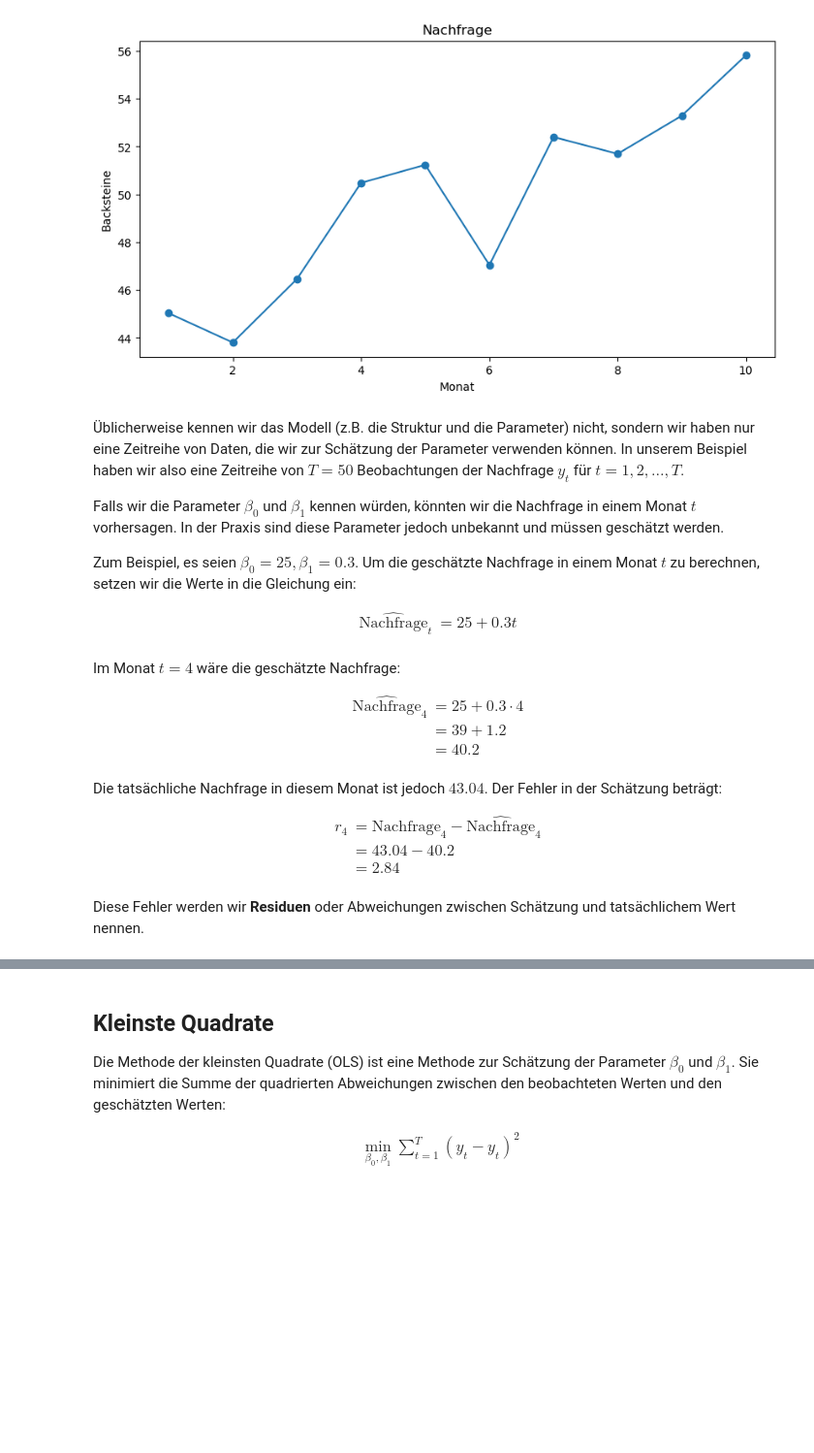
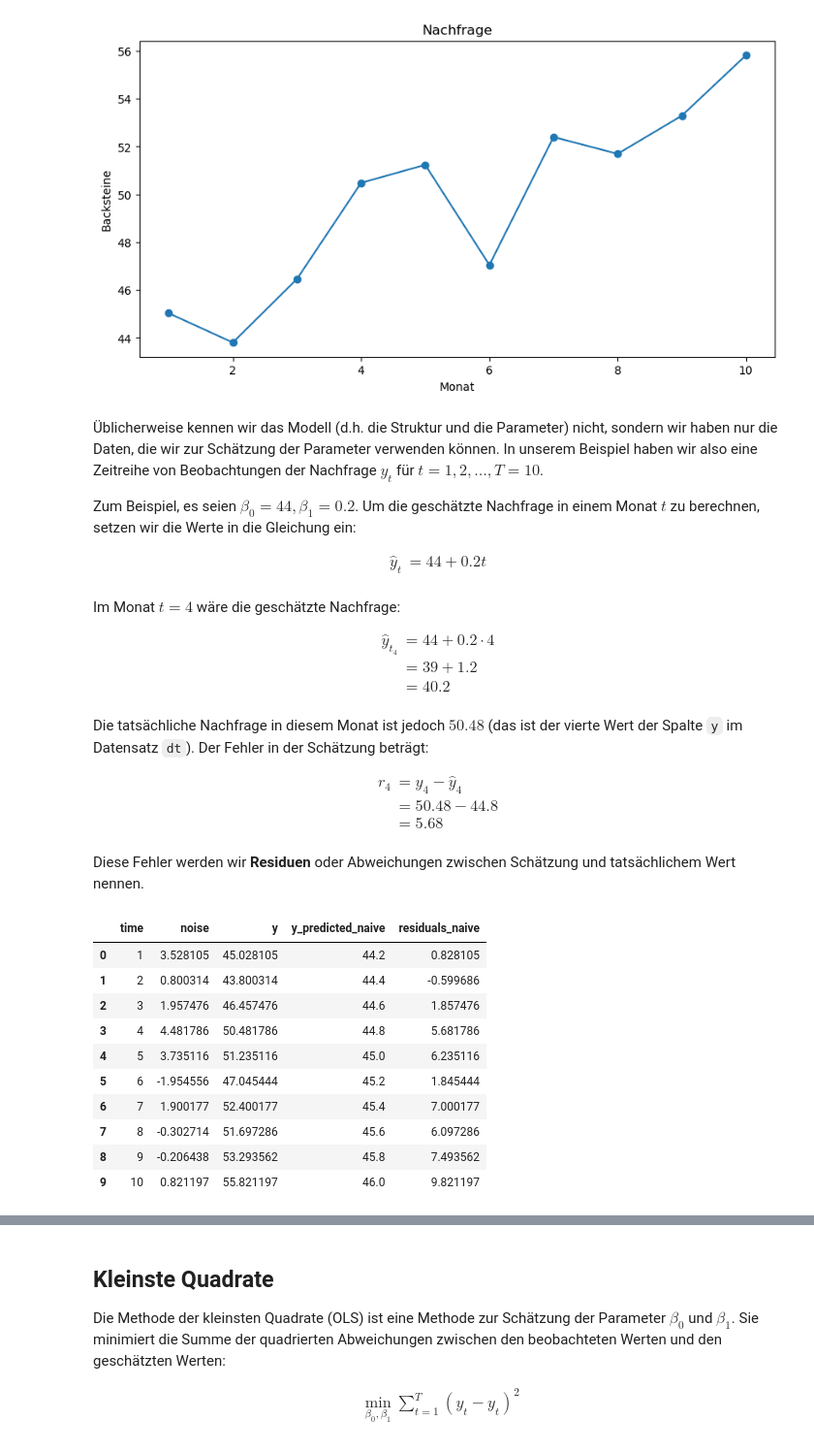
Before and after one commit to febse/opt2025-de, a Jupyter notebook: Prediction.ipynb, the cells around one changed output, grey strips where cells are left out. Shown at 97% size. Saved outputs shown, nothing was run; the diff lists cells and outputs as text; code cells hidden in the pictures; blank space fills up the shorter version.

```diff
--- a/Prediction.ipynb
+++ b/Prediction.ipynb
@@ -73,15 +84,14 @@ plt.ylabel('Backsteine')
 Text(0, 0.5, 'Backsteine')
 [figure]
 # %% [markdown]
-Üblicherweise kennen wir das Modell (z.B. die Struktur und die Parameter) nicht, sondern wir haben nur eine Zeitreihe von Daten, die wir zur Schätzung der Parameter verwenden können. In unserem Beispiel haben wir also eine Zeitreihe von $T = 50$ Beobachtungen der Nachfrage $y_{t}$ für $t=1,2,\ldots,T$.
 
-Falls wir die Parameter $\beta_0$ und $\beta_1$ kennen würden, könnten wir die Nachfrage in einem Monat $t$ vorhersagen. In der Praxis sind diese Parameter jedoch unbekannt und müssen geschätzt werden.
+Üblicherweise kennen wir das Modell (d.h. die Struktur und die Parameter) nicht, sondern wir haben nur die Daten, die wir zur Schätzung der Parameter verwenden können. In unserem Beispiel haben wir also eine Zeitreihe von Beobachtungen der Nachfrage $y_{t}$ für $t=1,2,\ldots,T=10$.
 
-Zum Beispiel, es seien $\beta_0 = 25, \beta_1 = 0.3$. Um die geschätzte Nachfrage in einem Monat $t$ zu berechnen, setzen wir die Werte in die Gleichung ein:
+Zum Beispiel, es seien $\beta_0 = 44, \beta_1 = 0.2$. Um die geschätzte Nachfrage in einem Monat $t$ zu berechnen, setzen wir die Werte in die Gleichung ein:
 
 $$
 \begin{align*}
-\widehat{\text{Nachfrage}}_{t} & = 25 + 0.3 t \\
+\hat{y}_{t} & = 44 + 0.2 t \\
 \end{align*}
 $$
 
@@ -89,21 +99,39 @@ Im Monat $t = 4$ wäre die geschätzte Nachfrage:
 
 $$
 \begin{align*}
-\widehat{\text{Nachfrage}}_{4} & = 25 + 0.3 \cdot 4 \\
+\hat{y}_{t}_{4} & = 44 + 0.2 \cdot 4 \\
 & = 39 + 1.2 \\
 & = 40.2 \\
 \end{align*}
 $$
 
-Die tatsächliche Nachfrage in diesem Monat ist jedoch $43.04$. Der Fehler in der Schätzung beträgt:
+Die tatsächliche Nachfrage in diesem Monat ist jedoch $50.48$ (das ist der vierte Wert der Spalte `y` im Datensatz `dt`). Der Fehler in der Schätzung beträgt:
 
 $$
 \begin{align*}
-r_4 & = \text{Nachfrage}_{4} - \widehat{\text{Nachfrage}}_{4} \\
-& = 43.04 - 40.2 \\
-& = 2.84 \\
+r_4 & = y_{4} - \hat{y}_{4} \\
+& = 50.48 - 44.8 \\
+& = 5.68 \\
 \end{align*}
 $$
 
 Diese Fehler werden wir **Residuen** oder Abweichungen zwischen Schätzung und tatsächlichem Wert nennen.
+# %%
+# Im folgenden Code berechnen wir die Prognosen und die Residuen für alle Monate im Datensatz
+
+dt["y_predicted_naive"] = 44 + 0.2 * dt["time"]  # Example trend line
+dt["residuals_naive"] = dt["y"] - dt["y_predicted_naive"]
+dt
+# %% [output]
+|  | time | noise | y | y_predicted_naive | residuals_naive |
+| 0 | 1 | 3.528105 | 45.028105 | 44.2 | 0.828105 |
+| 1 | 2 | 0.800314 | 43.800314 | 44.4 | -0.599686 |
+| 2 | 3 | 1.957476 | 46.457476 | 44.6 | 1.857476 |
+| 3 | 4 | 4.481786 | 50.481786 | 44.8 | 5.681786 |
+| 4 | 5 | 3.735116 | 51.235116 | 45.0 | 6.235116 |
+| 5 | 6 | -1.954556 | 47.045444 | 45.2 | 1.845444 |
+| 6 | 7 | 1.900177 | 52.400177 | 45.4 | 7.000177 |
+| 7 | 8 | -0.302714 | 51.697286 | 45.6 | 6.097286 |
+| 8 | 9 | -0.206438 | 53.293562 | 45.8 | 7.493562 |
+| 9 | 10 | 0.821197 | 55.821197 | 46.0 | 9.821197 |
 # %%
```
Also changed, not shown: parts of 27 cells of this notebook, 10 other files.
